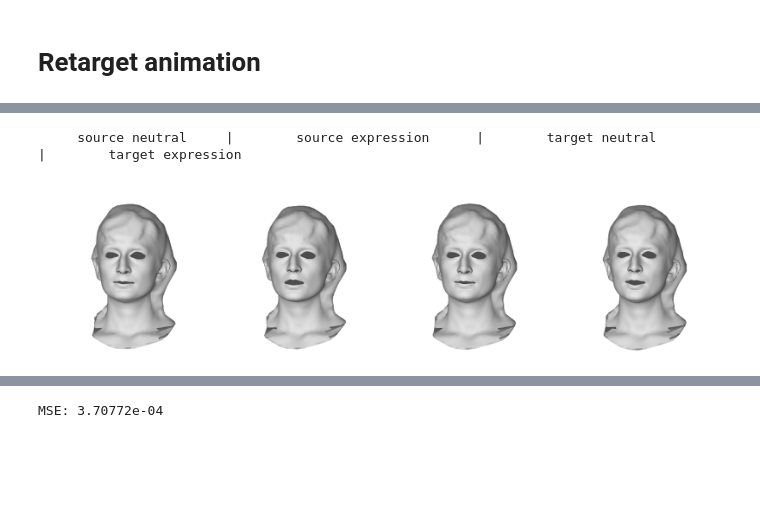
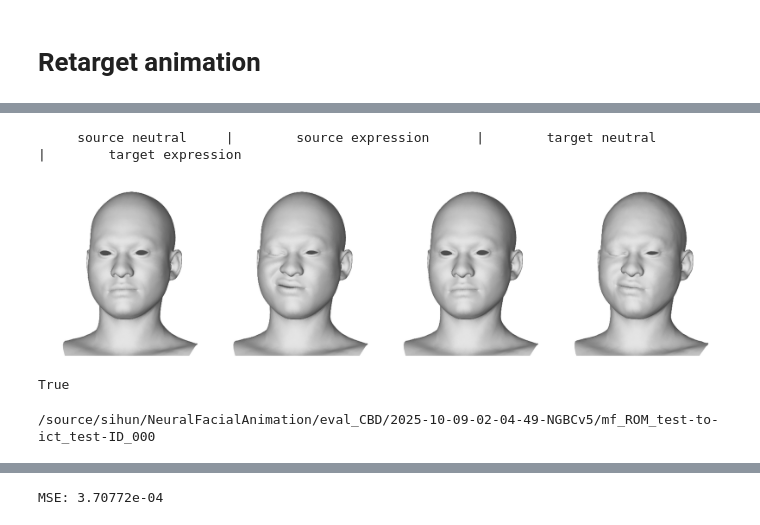
Before and after one commit to chacorp/PDB, a Jupyter notebook: notebook/NBC_visualize.ipynb, the cells around one changed output, grey strips where cells are left out. Cells and saved outputs as stored; diff of their text form; code cells hidden in the pictures; blank space fills up the shorter version.

```diff
--- a/notebook/NBC_visualize.ipynb
+++ b/notebook/NBC_visualize.ipynb
@@ -314,48 +343,50 @@ os.makedirs(a2b_retarget_path, exist_ok=True)
 # %%
-FRAME = 0
-
-# '/source/sihun/NeuralFacialAnimation/eval_CBD/2025-09-29-00-17-41-NGBCv5-eval'
+FRAME=0
 pbar = tqdm(enumerate(src_dataloader), total=len_dataloader, ncols=100)
 for index, batch in pbar:
     if FRAME == index:
         with torch.no_grad():
             pred_outputs, pred_source, exp_z_d, key_d, exp_z_s, key_s, key_weight = trainer.model.retarget(
                 batch.template, batch.template_normal, batch.vertices, batch.vertices_normal, tgt_v_th, tgt_n_th,
                 mesh_data=batch.mesh_data, out_kw=True
             )
 
         pred_outputs_np = pred_outputs.detach().cpu().numpy()
         for b_idx in range(BS):
             np.save(a2b_retarget_path+f'/{index*BS+b_idx:05d}', pred_outputs_np[b_idx])
         break
     else:
         continue
+
+SIZE=6
+M_SCALE=.58
+SAVE=0
+M_SCALE_Zoom=2
+
+M_trns=np.array([0,0.,0])
+v_list=[
+    batch.template.detach().cpu().numpy()[0],
+    batch.vertices.detach().cpu().numpy()[0],
+    tgt_v,
+    pred_outputs.detach().cpu().numpy()[0],
+]
+# v_list = [v * M_SCALE + M_trns for v in v_list]
+f_list=[ src_f, src_f, tgt_f, tgt_f]
+
+print('     source neutral \t|\t source expression \t|\t target neutral \t|\t target expression')
+plot_mesh_gouraud(v_list, f_list, mesh_scale=M_SCALE, mesh_trans=M_trns,
+        rot_list=rot_list*len(v_list), size=4, mode='shade', bg_black=False)
+# plot_mesh_gouraud(v_list, f_list, mesh_scale=M_SCALE_Zoom, mesh_trans=M_trns,
+#         rot_list=rot_list*len(v_list), size=4, mode='shade', bg_black=False)
+# %% [output]
+     source neutral     |        source expression      |        target neutral         |        target expression
+[figure, added]
+# %%
+SRC_SELECT_MESH==TGT_SELECT_mesh
+# %% [output]
+True
 # %%
-SIZE=6
-M_SCALE=.7
-SAVE=0
-
-M_trns=np.array([0,0.,0])
-v_list=[
-    batch.template.detach().cpu().numpy()[0],
-    batch.vertices.detach().cpu().numpy()[0],
-    pred_source.detach().cpu().numpy()[0],
-    pred_outputs.detach().cpu().numpy()[0],
-]
-v_list = [v * M_SCALE + M_trns for v in v_list]
-f_list=[ src_mesh['face'], src_mesh['face'], tgt_mesh['face'], tgt_mesh['face'] ]
-
-print('     source neutral \t|\t source expression \t|\t target neutral \t|\t target expression')
-# plot_image_array(
-#     v_list, f_list,
-#     rot_list=[[0,-10,0]]*len(v_list),
-#     size=SIZE, bg_black=False, mode='shade',
-#     logdir=f"../_tmp",
-#     name=f"A-to-B", save=SAVE
-# )
-plot_mesh_gouraud(v_list, f_list, mesh_scale=M_SCALE,
-        rot_list=rot_list*len(v_list), size=4, mode='shade', bg_black=False)
+print(a2b_retarget_path)
 # %% [output]
-     source neutral     |        source expression      |        target neutral         |        target expression
+/source/sihun/NeuralFacialAnimation/eval_CBD/2025-10-09-02-04-49-NGBCv5/mf_ROM_test-to-ict_test-ID_000
-[figure, removed]
 # %%
```
Also changed, not shown: parts of 31 cells of this notebook, 3 other files.
